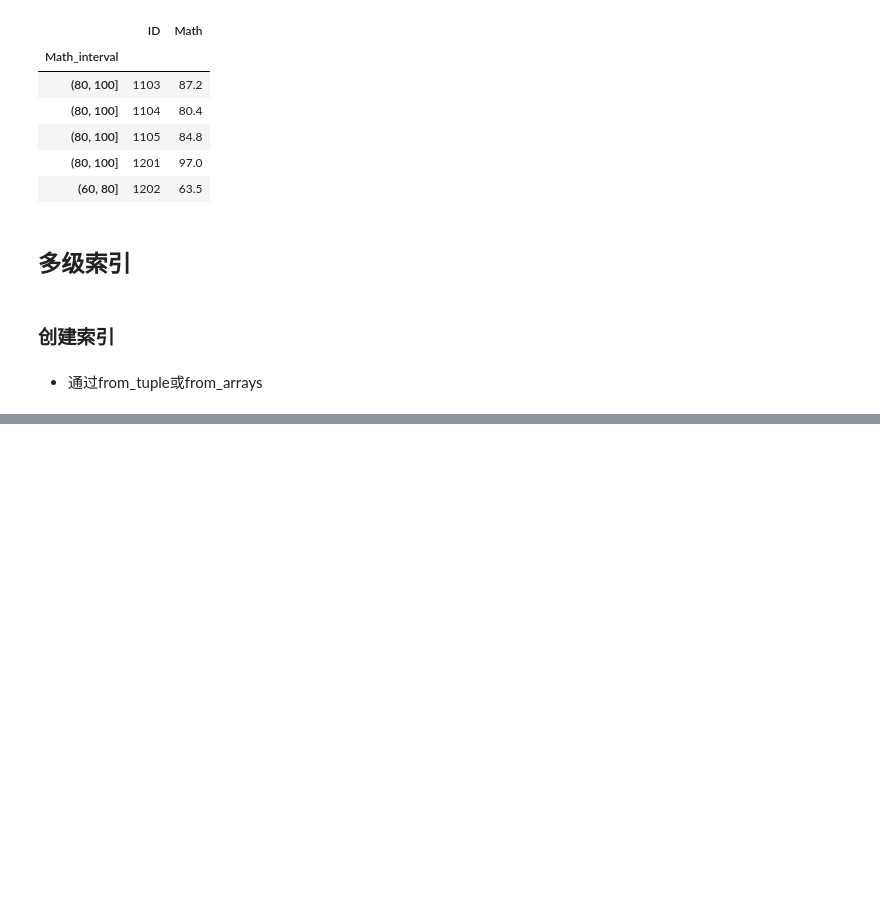
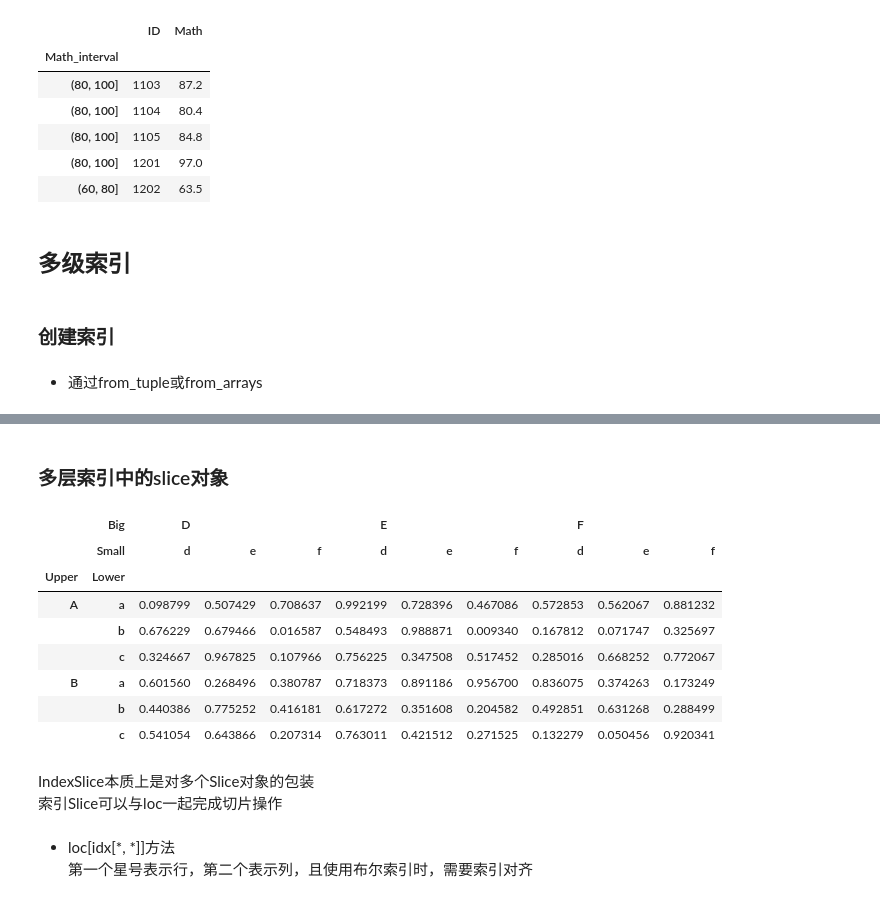
Before and after one commit to macnversion/python3, a Jupyter notebook: python3_books/pandas学习/pandas基础.ipynb, the cells around one changed output, grey strips where cells are left out. Saved outputs shown, nothing was run; the diff lists cells and outputs as text; code cells hidden in the pictures; blank space fills up the shorter version.

```diff
--- a/python3_books/pandas学习/pandas基础.ipynb
+++ b/python3_books/pandas学习/pandas基础.ipynb
@@ -409,0 +525,28 @@ MultiIndex([('A', 'a'),
+# %% [markdown]
+### 多层索引中的slice对象
+# %%
+l1, l2 = ['A', 'B'], ['a', 'b', 'c']
+mul_index1 = pd.MultiIndex.from_product((l1, l2), names=('Upper', 'Lower'))
+
+l3 = list('DEF')
+l4 = list('def')
+mul_index2 = pd.MultiIndex.from_product([l3, l4], names=('Big', 'Small'))
+
+df_s = pd.DataFrame(np.random.rand(6,9), index=mul_index1, columns=mul_index2)
+df_s
+# %% [output]
+|  | Big | D |  |  | E |  |  | F |  |  |
+|  | Small | d | e | f | d | e | f | d | e | f |
+| Upper | Lower |  |  |  |  |  |  |  |  |  |
+| A | a | 0.098799 | 0.507429 | 0.708637 | 0.992199 | 0.728396 | 0.467086 | 0.572853 | 0.562067 | 0.881232 |
+|  | b | 0.676229 | 0.679466 | 0.016587 | 0.548493 | 0.988871 | 0.009340 | 0.167812 | 0.071747 | 0.325697 |
+|  | c | 0.324667 | 0.967825 | 0.107966 | 0.756225 | 0.347508 | 0.517452 | 0.285016 | 0.668252 | 0.772067 |
+| B | a | 0.601560 | 0.268496 | 0.380787 | 0.718373 | 0.891186 | 0.956700 | 0.836075 | 0.374263 | 0.173249 |
+|  | b | 0.440386 | 0.775252 | 0.416181 | 0.617272 | 0.351608 | 0.204582 | 0.492851 | 0.631268 | 0.288499 |
+|  | c | 0.541054 | 0.643866 | 0.207314 | 0.763011 | 0.421512 | 0.271525 | 0.132279 | 0.050456 | 0.920341 |
+# %% [markdown]
+IndexSlice本质上是对多个Slice对象的包装
+索引Slice可以与loc一起完成切片操作
+# %% [markdown]
+- loc[idx[*, *]]方法
+第一个星号表示行，第二个表示列，且使用布尔索引时，需要索引对齐
```
Also changed, not shown: parts of 17 cells of this notebook.
